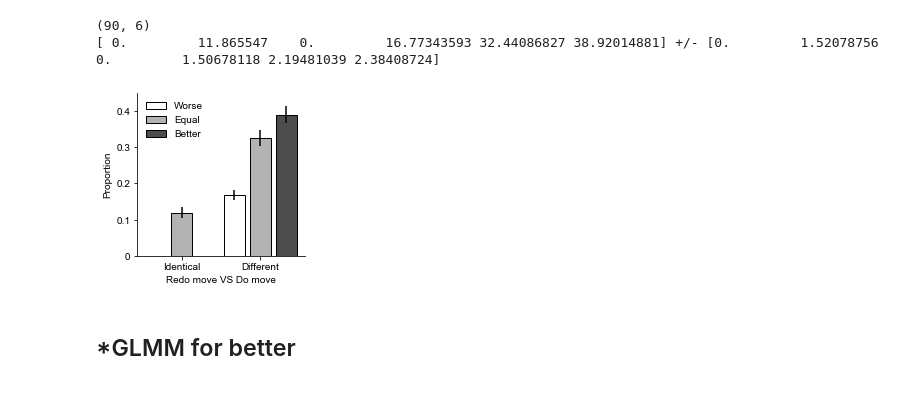
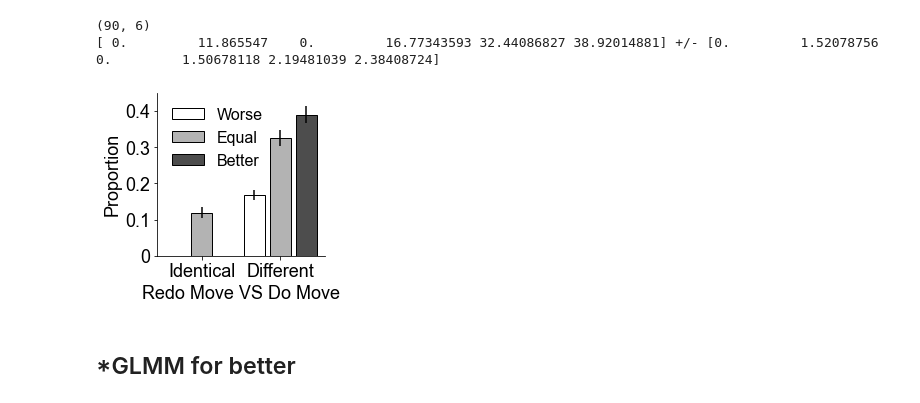
Before and after one commit to sherrybao222/Road_Construction, a Jupyter notebook: analysis/final_analysis/figure_dk_20250125.ipynb, the cells around one changed output. Cells and saved outputs as stored; diff of their text form; code cells hidden in the pictures.

```diff
--- a/analysis/final_analysis/figure_dk_20250125.ipynb
+++ b/analysis/final_analysis/figure_dk_20250125.ipynb
@@ -861,24 +863,25 @@ print("p-value:", result.pvalue)
 %matplotlib inline
 
 plt.figure(figsize=(3,3))
+plt.rcParams.update({'font.size': font_size})
 
 
 plt.bar(1, np.mean(cum_error_UA_UNA[:,0]), yerr=np.std(cum_error_UA_UNA[:,0])/np.sqrt(100), color='0.7', edgecolor = 'k', width=0.4)
-plt.bar(2, np.mean(cum_error_UA_UNA[:,1]), yerr=np.std(cum_error_UA_UNA[:,1])/np.sqrt(100), color='1', edgecolor = 'k', width=0.4)
+plt.bar(2, np.mean(cum_error_UA_UNA[:,1]), yerr=np.std(cum_error_UA_UNA[:,1])/np.sqrt(100), color='0.7', edgecolor = 'k', width=0.4)
 
 # plt.bar([0,1], np.mean(greedy_action, axis=0), yerr=np.std(greedy_action, axis=0)/np.sqrt(100),color=[.7,.7,.7], edgecolor = 'k',)
-plt.xticks([1,2], ['Reversible', 'Irreversible'])
+plt.xticks([1,2.2], ['Reversible', 'Irreversible'])
 plt.xlim([0.5,2.5])
 # figure title with the fontsize=9
 # plt.title('Greedy move on the first action', fontsize=11)
 
 plt.ylim([0,0.9])
-plt.yticks(np.arange(0,1,0.2), ['0','0.2','0.4','0.6','0.8'])
+plt.yticks(np.arange(0,1.2,0.2), ['0','0.2','0.4','0.6','0.8','1'])
 
 sns.despine()
 
 # y axis p(greedy choice) of the first move
-plt.ylabel('Cumulative error magnitude\nat submission')
+plt.ylabel('Cumulative Error Magnitude\nat Submission')
 plt.savefig(out_dir + 'CumulativeErrorMagnitude_atsubmission' + save_mode, dpi=300, bbox_inches='tight')
 
 
@@ -943,10 +946,12 @@ first_RT_ = np.array(first_RT).reshape((-1,2))/1000
 
 # bar plot for first RT
 plt.figure(figsize=(3,3))
+plt.rcParams.update({'font.size': font_size})
+
 plt.bar(1, np.mean(first_RT_[:,0]), yerr=np.std(first_RT_[:,0])/np.sqrt(100), color='0.7', edgecolor = 'k', width=0.4)
-plt.bar(2, np.mean(first_RT_[:,1]), yerr=np.std(first_RT_[:,1])/np.sqrt(100), color='1', edgecolor = 'k', width=0.4)
+plt.bar(2, np.mean(first_RT_[:,1]), yerr=np.std(first_RT_[:,1])/np.sqrt(100), color='0.7', edgecolor = 'k', width=0.4)
 
-plt.xticks([1,2], ['Reversible', 'Irreversible'])
+plt.xticks([1,2.2], ['Reversible', 'Irreversible'])
 plt.xlim([0.5,2.5])
 
 
@@ -1460,15 +1466,17 @@ idx_not_nan = ~np.isnan(cumerror_first_tryout).any(axis=1)
 
 # bar plot for first RT
 plt.figure(figsize=(3,3))
+plt.rcParams.update({'font.size': font_size})
+
 plt.bar(1, np.mean(cumerror_first_tryout[idx_not_nan,0]), yerr=np.std(cumerror_first_tryout[idx_not_nan,0])/np.sqrt(len(idx_not_nan)), color='0.7', edgecolor = 'k', width=0.4)
-plt.bar(2, np.mean(cumerror_first_tryout[idx_not_nan,1]), yerr=np.std(cumerror_first_tryout[idx_not_nan,1])/np.sqrt(len(idx_not_nan)), color='1', edgecolor = 'k', width=0.4)
+plt.bar(2, np.mean(cumerror_first_tryout[idx_not_nan,1]), yerr=np.std(cumerror_first_tryout[idx_not_nan,1])/np.sqrt(len(idx_not_nan)), color='0.7', edgecolor = 'k', width=0.4)
 
 # plt.xticks([1,2], ['First tryout\nin reversible condition', 'Overall\nin irreversible condition'])
-plt.xticks([1,2], ['Reversible', 'Irreversible'])
+plt.xticks([1,2.2], ['Reversible', 'Irreversible'])
 plt.xlim([0.5,2.5])
 
 
-plt.ylabel('Cumulative error magnitude \n for the first attempt')
+plt.ylabel('Cumulative Error Magnitude\nfor the First Attempt')
 
 #statistical test
 from scipy.stats import ttest_ind
@@ -4625,6 +4631,6 @@ plt.close('all')
 # %%
 %matplotlib inline
-
+plt.rcParams.update({'font.size': font_size})
 mean_cond = np.mean(nct_cond_versus_cond, axis=0)
 sem_cond = np.std(nct_cond_versus_cond, axis=0) / np.sqrt(nct_cond_versus_cond.shape[0])
 fig, ax = plt.subplots(figsize=(3, 3))
@@ -4649,8 +4655,8 @@ ax.set_xticks([6, 8, 10, 12])
 ax.set_yticks([6, 8, 10, 12])
 
 # xtitle ytitle
-ax.set_xlabel('Score in the Irreversible condition')
-ax.set_ylabel('Score in the Reversible condition')
+ax.set_xlabel('Irreversible Condition Score')
+ax.set_ylabel('Reversible Condition Score')
 
 # save figure
 plt.savefig(out_dir + 'num_cities_score_scatter' + save_mode, dpi=300, bbox_inches='tight')
@@ -4847,40 +4853,40 @@ print(f'{mean_weqb} +/- {sem_weqb}')
 # plt.rcParams['font.family'] = 'Arial'
 # plt.rcParams['font.size'] = 12
 # bar plot for undo_same_diff_weqb
-
+plt.rcParams.update({'font.size': font_size})
 fig, ax = plt.subplots(1,1,figsize=(3,3))
 colors = ['w','0.7','0.3']
 for each in range(3):
     ax.bar(np.arange(2)*3+each, np.mean(undo_same_diff_weqb_p[:, np.arange(2)*3+each],axis=0), yerr = np.std(undo_same_diff_weqb_p[:, np.arange(2)*3+each],axis=0)/np.sqrt(undo_same_diff_weqb[:, np.arange(2)*3+each].shape[0]), color = colors[each],edgecolor = 'k')
 
 
 # ax.bar(np.arange(6), np.mean(undo_same_diff_weqb_p,axis=0), yerr = np.std(undo_same_diff_weqb_p,axis=0)/np.sqrt(undo_same_diff_weqb.shape[0]), color = ['w','0.5','k'],edgecolor = 'k')
 sns.despine()
 
 # ax.set_xticks(np.arange(6))
 # ax.set_xticklabels(['','Same','','','Different',''])
 
 ax.set_xticks([1,4])
 ax.set_xticklabels(['Identical','Different'])
 
 # set y lim
 ax.set_ylim([0,0.45])
 
 # set y ticks
 ax.set_yticks(np.arange(0,0.5,0.1))
 # set ytickslabel in string
 ax.set_yticklabels(['0','0.1','0.2','0.3','0.4'])
 
 # legend that says worse, equally good, better, without bounding box
-ax.legend(['Worse','Equal','Better'],loc='upper left', frameon=False)
+ax.legend(['Worse','Equal','Better'],loc='upper left', frameon=False, fontsize = 16)
 
-ax.set_xlabel('Redo move VS Do move')
+ax.set_xlabel('Redo Move VS Do Move')
 ax.set_ylabel('Proportion')
 
 # save figure
 plt.savefig(out_dir + '/figure_worse_better_with_same_diff'+save_mode, dpi=300, bbox_inches='tight')
 # %% [output]
-[figure, old version]
+[figure, new version]
 # %% [markdown]
 ## *GLMM for better
 # %%
```
Also changed, not shown: parts of 9 cells of this notebook, 12 other files.
